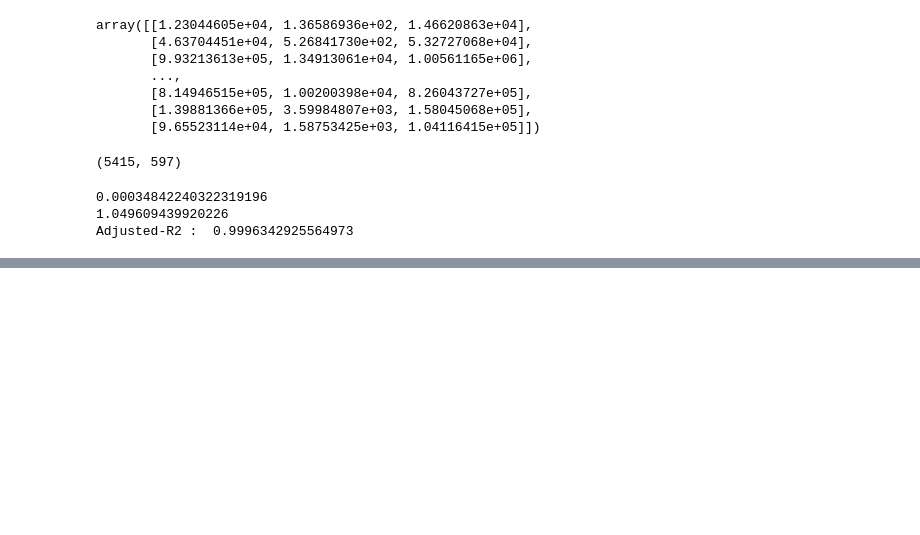
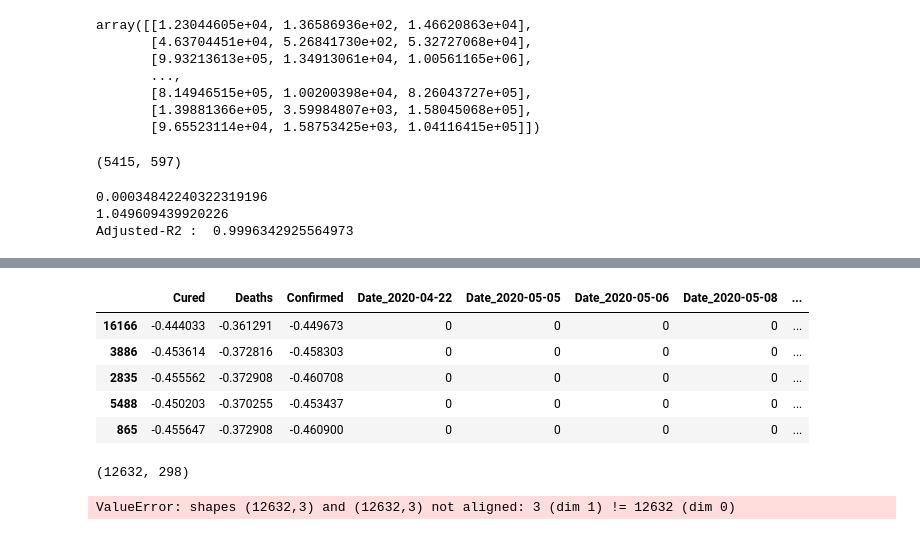
Before and after one commit to harshvardhanguleria/Covid_India_Prediction, a Jupyter notebook: Code/Regression_Covid_India_Prediction.ipynb, the cells around one changed output, grey strips where cells are left out. Cells and saved outputs as stored; diff of their text form; code cells hidden in the pictures; blank space fills up the shorter version.

```diff
--- a/Code/Regression_Covid_India_Prediction.ipynb
+++ b/Code/Regression_Covid_India_Prediction.ipynb
@@ -1016,0 +1018,3 @@ ImportError: cannot import name 'RFE' from 'sklearn.feature_extraction' (/home/k
+# %%
+rfe = RFE(dt)
+rfe = rfe.fit(X_train, y_train)
@@ -1016,0 +1094,10 @@ ImportError: cannot import name 'RFE' from 'sklearn.feature_extraction' (/home/k
+# %%
+X_train_rfe = X_train[X_train.columns[rfe.support_]]
+X_train_rfe.head()
+# %% [output]
+|  | Cured | Deaths | Confirmed | Date_2020-04-22 | Date_2020-05-05 | Date_2020-05-06 | Date_2020-05-08 | ... |
+| 16166 | -0.444033 | -0.361291 | -0.449673 | 0 | 0 | 0 | 0 | ... |
+| 3886 | -0.453614 | -0.372816 | -0.458303 | 0 | 0 | 0 | 0 | ... |
+| 2835 | -0.455562 | -0.372908 | -0.460708 | 0 | 0 | 0 | 0 | ... |
+| 5488 | -0.450203 | -0.370255 | -0.453437 | 0 | 0 | 0 | 0 | ... |
+| 865 | -0.455647 | -0.372908 | -0.460900 | 0 | 0 | 0 | 0 | ... |
@@ -1016,0 +1118,4 @@ ImportError: cannot import name 'RFE' from 'sklearn.feature_extraction' (/home/k
+# %%
+X_train_rfe.shape
+# %% [output]
+(12632, 298)
@@ -1016,0 +1124,4 @@ ImportError: cannot import name 'RFE' from 'sklearn.feature_extraction' (/home/k
+# %%
+X_train_new = build_model(X_train_rfe,y_train)
+# %% [output]
+ValueError: shapes (12632,3) and (12632,3) not aligned: 3 (dim 1) != 12632 (dim 0)
```
Also changed, not shown: parts of 8 cells of this notebook.
